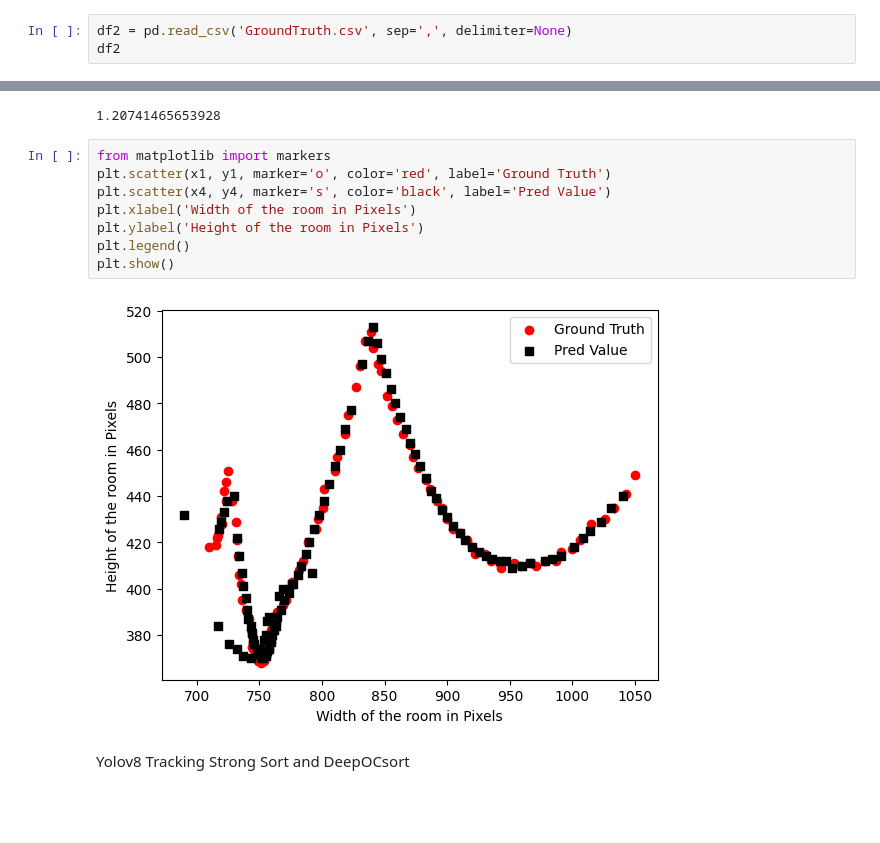
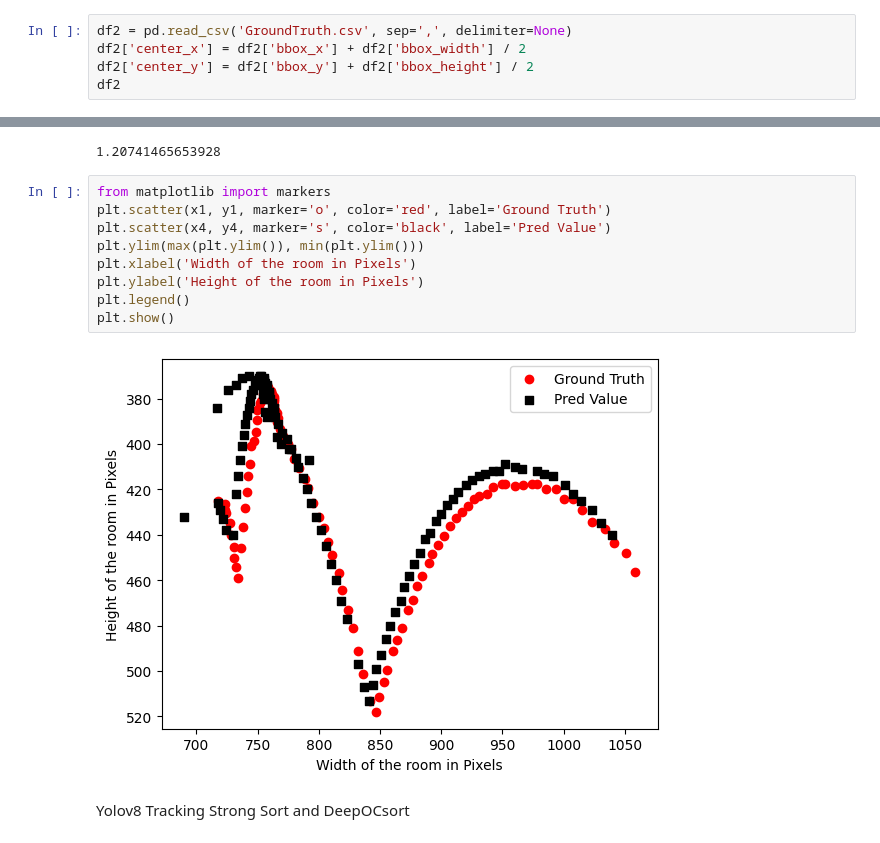
Before and after one commit to Prithviraj97/DisplacementError, a Jupyter notebook: ADE.ipynb, the cells around one changed output, grey strips where cells are left out. Saved outputs shown, nothing was run; the diff lists cells and outputs as text; blank space fills up the shorter version.

```diff
--- a/ADE.ipynb
+++ b/ADE.ipynb
@@ -23,4 +25,6 @@ df
 # %%
 df2 = pd.read_csv('GroundTruth.csv', sep=',', delimiter=None)
+df2['center_x'] = df2['bbox_x'] + df2['bbox_width'] / 2
+df2['center_y'] = df2['bbox_y'] + df2['bbox_height'] / 2
 df2
 # %% [output]
@@ -335,13 +386,14 @@ print(error4)
 # %%
 from matplotlib import markers
 plt.scatter(x1, y1, marker='o', color='red', label='Ground Truth')
 plt.scatter(x4, y4, marker='s', color='black', label='Pred Value')
+plt.ylim(max(plt.ylim()), min(plt.ylim()))
 plt.xlabel('Width of the room in Pixels')
 plt.ylabel('Height of the room in Pixels')
 plt.legend()
 plt.show()
 # %% [output]
-[figure, old version]
+[figure, new version]
 # %% [markdown]
 Yolov8 Tracking Strong Sort and DeepOCsort
 # %%
```
Also changed, not shown: parts of 18 cells of this notebook.
